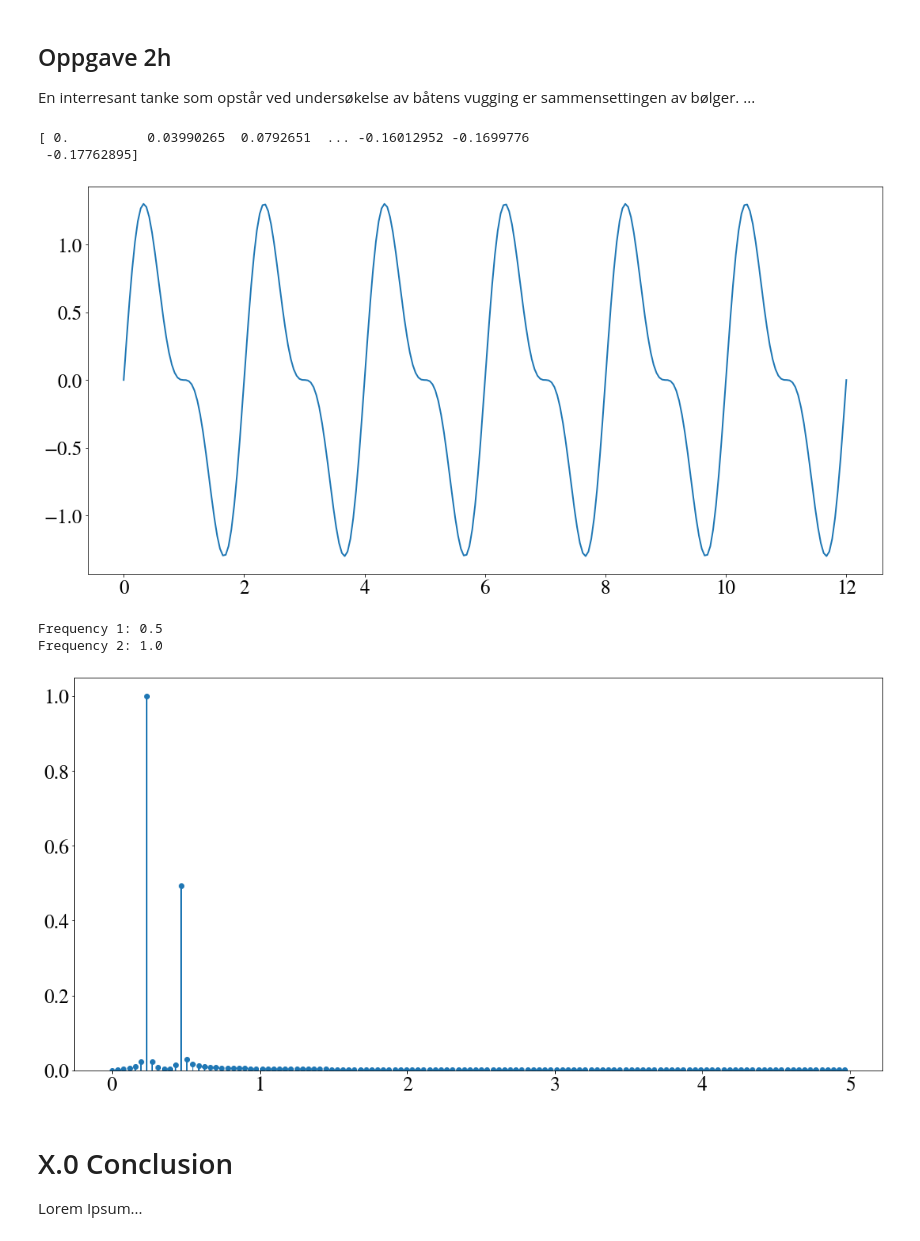
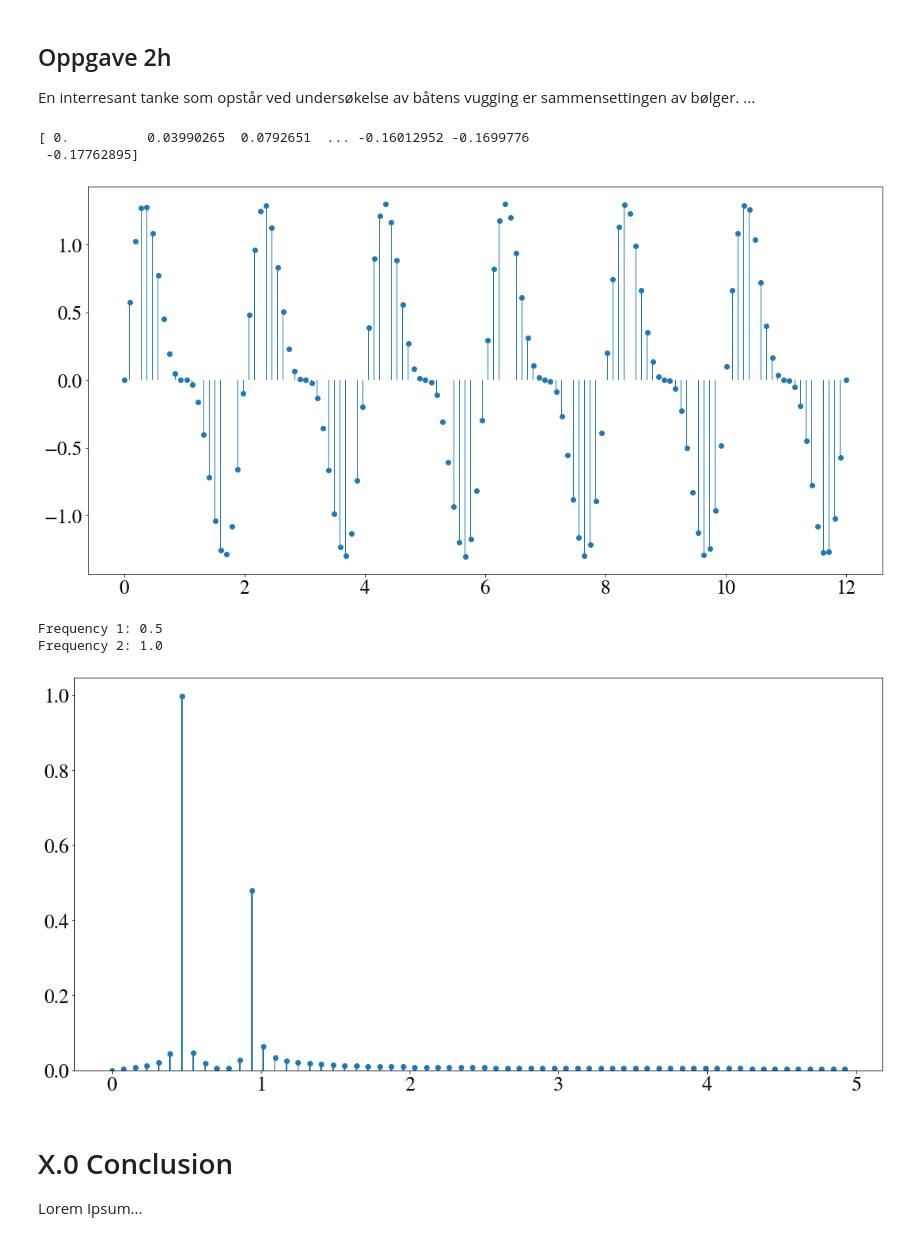
Before and after one commit to emiljonsrud/vitberr_prosjekt2_tekfys, a Jupyter notebook: main.ipynb, the cells around one changed output. Saved outputs shown, nothing was run; the diff lists cells and outputs as text; code cells hidden in the pictures.

```diff
--- a/main.ipynb
+++ b/main.ipynb
@@ -842,7 +842,7 @@ def fourier_plot():
     # theta_fft = fft(theta_num)
 
 
-    N_test = 256
+    N_test = 128
     x_axis = np.linspace(0, 12, N_test)
     omega_1 = np.pi
     omega_2 = 2*np.pi
@@ -850,38 +850,44 @@ def fourier_plot():
     y2 = 0.5*np.sin(x_axis*omega_2)
     period = lambda omega: (2*np.pi)/omega
     freq = lambda omega: 1/period(omega)
 
     # plt.plot(x_axis, y1)
     # plt.plot(x_axis, y2)
-    plt.plot(x_axis, y1 + y2)
+    # plt.plot(x_axis, y1 + y2)
+    plt.bar(
+        x_axis,
+        y1+y2,
+        width = 0.01
+    )
+    plt.plot(x_axis, y1+y2, 'o')
     plt.show()
     print(f'Frequency 1: {freq(omega_1)}')
     print(f'Frequency 2: {freq(omega_2)}')
     y_fft = fft(y1+y2)
     x_fft = fftfreq(N_test, h_step)[:N_test//2]
 
     # x = np.arange(0, N, 1)
     plt.bar(
         x_fft,
         2.0/N_test * np.abs(y_fft[0:N_test//2]),
         width = 0.01
     )
     plt.plot(x_fft, 2.0/N_test * np.abs(y_fft[0:N_test//2]), 'o')
 
 
     # plt.xlim((0,  0.5))
     # print(np.sum(2.0/N_test * np.abs(y_fft[0:N_test//2])))
 
 
 
 fourier_plot()
 # %% [output]
 [ 0.          0.03990265  0.0792651  ... -0.16012952 -0.1699776
  -0.17762895]
-[figure, old version]
+[figure, new version]
 Frequency 1: 0.5
 Frequency 2: 1.0
-[figure, old version]
+[figure, new version]
 # %% [markdown]
 # X.0 Conclusion
 
```
